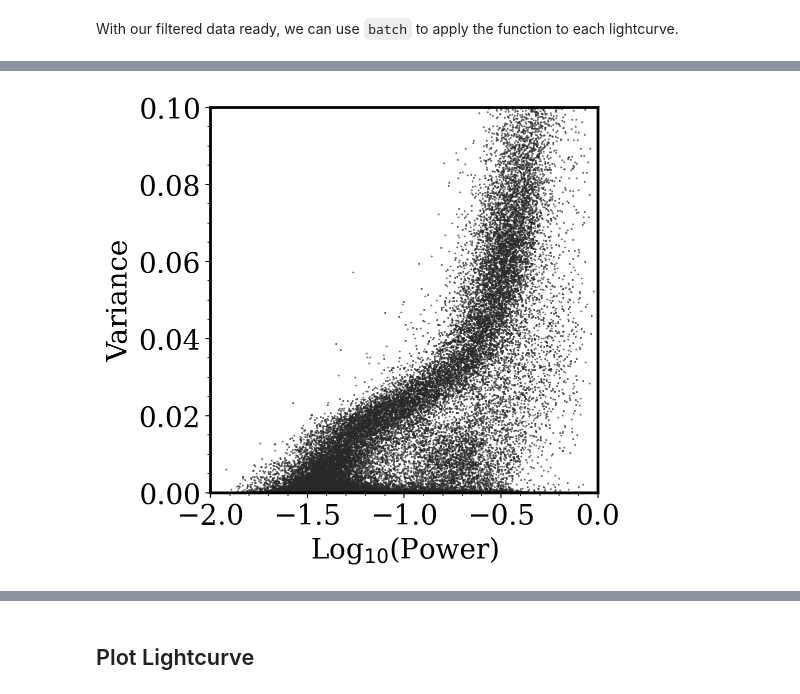
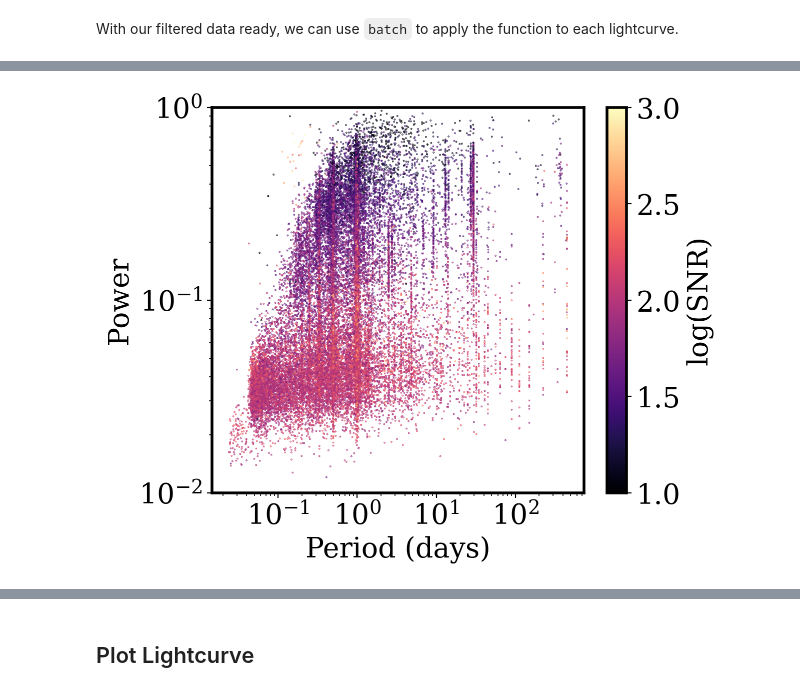
Before and after one commit to lincc-frameworks/MWGaia-DN_Introductory_School, a Jupyter notebook: Notebook_2_Basic_Time_Domain.ipynb, the cells around one changed output, grey strips where cells are left out. Drawn from its saved outputs; the diff is of its cells as text; code cells hidden in the pictures.

Commit message:
Added TAPE returning pd.Series and plots

```diff
--- a/Notebook_2_Basic_Time_Domain.ipynb
+++ b/Notebook_2_Basic_Time_Domain.ipynb
@@ -348,5 +399,6 @@ res2 = ens.batch(
     "magerr_ztf_zource",
     "catflags_ztf_zource",
     "band_ztf_zource",
+    meta=my_meta
 )
 # %% [output]
@@ -380,5 +431,0 @@ table
-# %%
-%%time
-table[['period', 'power', 'snr', 'mu_mag',
-      'neu', 'noe', 'var', 'var_tar', 'Nsig', 'Nphot']] = pd.DataFrame(table['result'].tolist(), index=table.index)
-table.drop(columns=['result'], inplace=True)
@@ -388,10 +432,13 @@ Wall time: 72.3 ms
 # %%
-plt.figure(figsize=(5,5))
-plt.scatter(np.log10(table['power']), table['var'], s=0.1, color="#28282B")
-plt.ylim(0, 0.1)
-plt.xlim(-2, 0)
-plt.xlabel("Log$_{10}$(Power)")
-plt.ylabel("Variance")
+plt.figure(figsize=(6,5))
+plt.scatter(table['period'], table['power'], s=0.1, c=np.log(table['snr']), cmap='magma',
+            vmin=1, vmax=3)
+plt.colorbar(label='log(SNR)')
+plt.ylim(1e-2, 1e0)
+plt.yscale('log')
+plt.xscale('log')
+plt.xlabel('Period (days)')
+plt.ylabel('Power')
 plt.minorticks_on()
 # %% [output]
-[figure, old version]
+[figure, new version]
```
Also changed, not shown: parts of 18 cells of this notebook.
